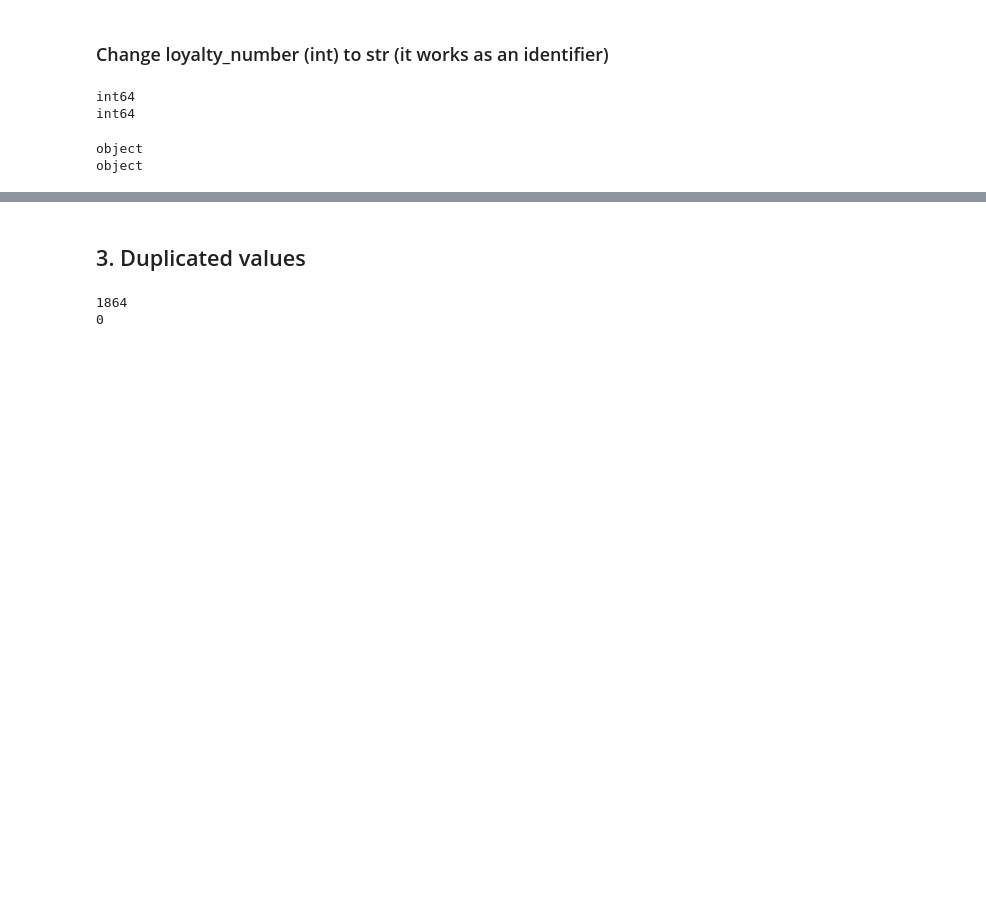
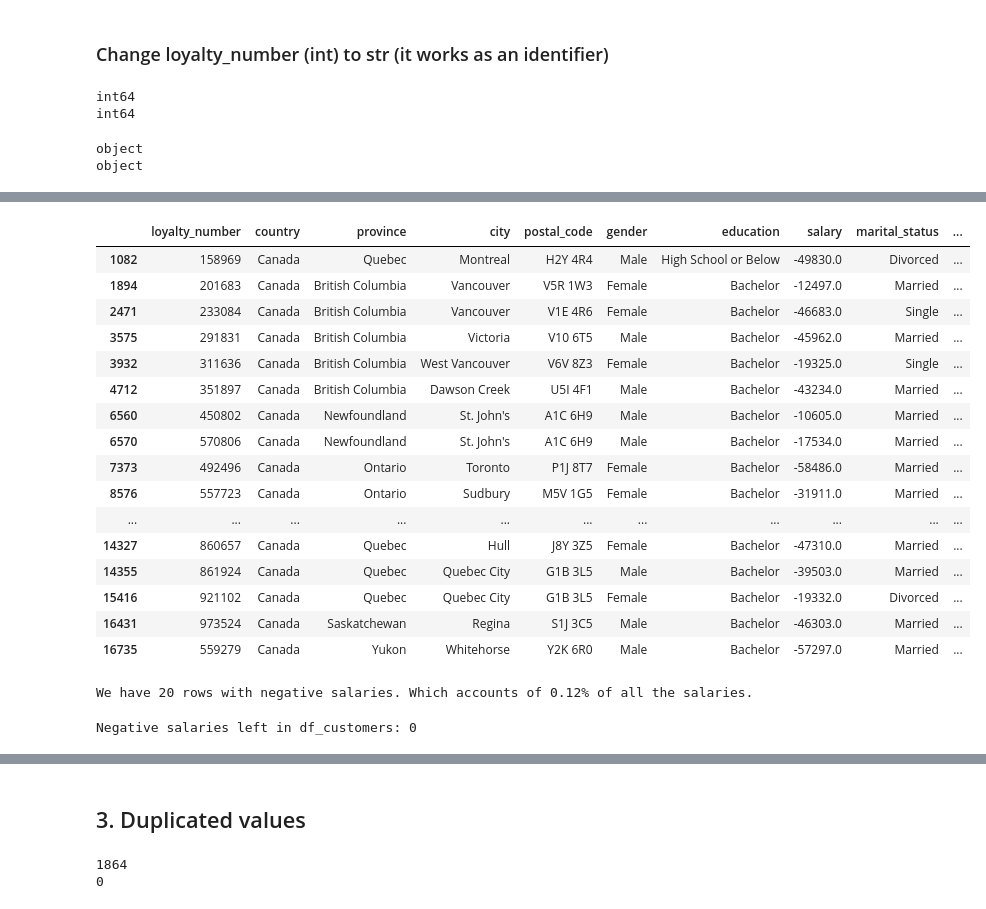
Before and after one commit to Adalab/bda-modulo-3-evaluacion-final-eva5ferrer, a Jupyter notebook: phase-1-data-exploration-cleaning.ipynb, the cells around one changed output, grey strips where cells are left out. Drawn from its saved outputs; the diff is of its cells as text; code cells hidden in the pictures; blank space fills up the shorter version.

```diff
--- a/phase-1-data-exploration-cleaning.ipynb
+++ b/phase-1-data-exploration-cleaning.ipynb
@@ -369,0 +503,32 @@ object
+# %%
+mask_negative_salary = df_customers["salary"] < 0
+df_negative_salary = df_customers[mask_negative_salary]
+df_negative_salary
+# %% [output]
+|  | loyalty_number | country | province | city | postal_code | gender | education | salary | marital_status | ... |
+| 1082 | 158969 | Canada | Quebec | Montreal | H2Y 4R4 | Male | High School or Below | -49830.0 | Divorced | ... |
+| 1894 | 201683 | Canada | British Columbia | Vancouver | V5R 1W3 | Female | Bachelor | -12497.0 | Married | ... |
+| 2471 | 233084 | Canada | British Columbia | Vancouver | V1E 4R6 | Female | Bachelor | -46683.0 | Single | ... |
+| 3575 | 291831 | Canada | British Columbia | Victoria | V10 6T5 | Male | Bachelor | -45962.0 | Married | ... |
+| 3932 | 311636 | Canada | British Columbia | West Vancouver | V6V 8Z3 | Female | Bachelor | -19325.0 | Single | ... |
+| 4712 | 351897 | Canada | British Columbia | Dawson Creek | U5I 4F1 | Male | Bachelor | -43234.0 | Married | ... |
+| 6560 | 450802 | Canada | Newfoundland | St. John's | A1C 6H9 | Male | Bachelor | -10605.0 | Married | ... |
+| 6570 | 570806 | Canada | Newfoundland | St. John's | A1C 6H9 | Male | Bachelor | -17534.0 | Married | ... |
+| 7373 | 492496 | Canada | Ontario | Toronto | P1J 8T7 | Female | Bachelor | -58486.0 | Married | ... |
+| 8576 | 557723 | Canada | Ontario | Sudbury | M5V 1G5 | Female | Bachelor | -31911.0 | Married | ... |
+| ... | ... | ... | ... | ... | ... | ... | ... | ... | ... | ... |
+| 14327 | 860657 | Canada | Quebec | Hull | J8Y 3Z5 | Female | Bachelor | -47310.0 | Married | ... |
+| 14355 | 861924 | Canada | Quebec | Quebec City | G1B 3L5 | Male | Bachelor | -39503.0 | Married | ... |
+| 15416 | 921102 | Canada | Quebec | Quebec City | G1B 3L5 | Female | Bachelor | -19332.0 | Divorced | ... |
+| 16431 | 973524 | Canada | Saskatchewan | Regina | S1J 3C5 | Male | Bachelor | -46303.0 | Married | ... |
+| 16735 | 559279 | Canada | Yukon | Whitehorse | Y2K 6R0 | Male | Bachelor | -57297.0 | Married | ... |
+# %%
+print(f"We have {df_negative_salary.shape[0]} rows with negative salaries. Which accounts of {(round(df_negative_salary.shape[0]/df_customers.shape[0]*100,2))}% of all the salaries.")
+# The proportion of negative salaries is minimal, therefore I decide to change them to null values.
+# %% [output]
+We have 20 rows with negative salaries. Which accounts of 0.12% of all the salaries.
+# %%
+df_customers.loc[mask_negative_salary, 'salary'] = np.nan # I set the negative values as null
+print(f"Negative salaries left in df_customers: {(df_customers['salary']<0).sum()}")
+# %% [output]
+Negative salaries left in df_customers: 0
```
Also changed, not shown: parts of 50 cells of this notebook, 4 other files.
